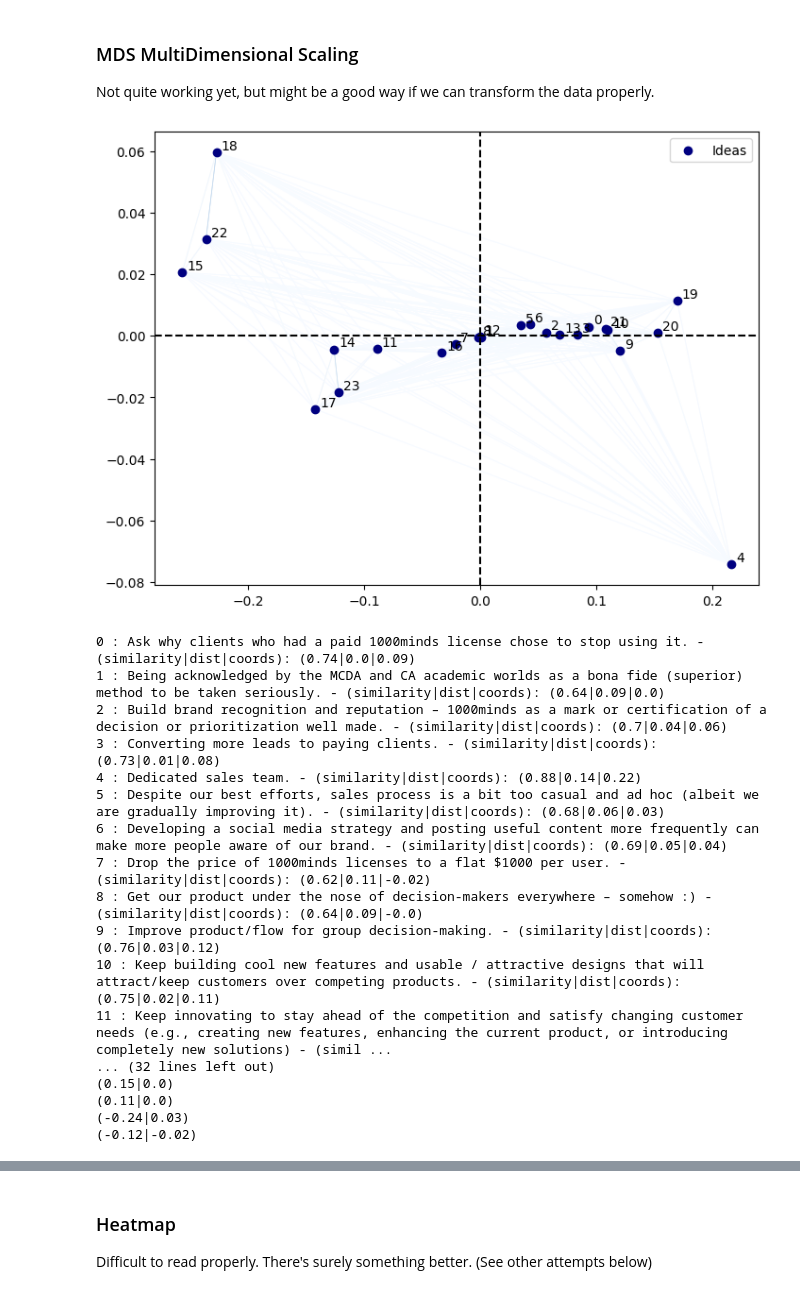
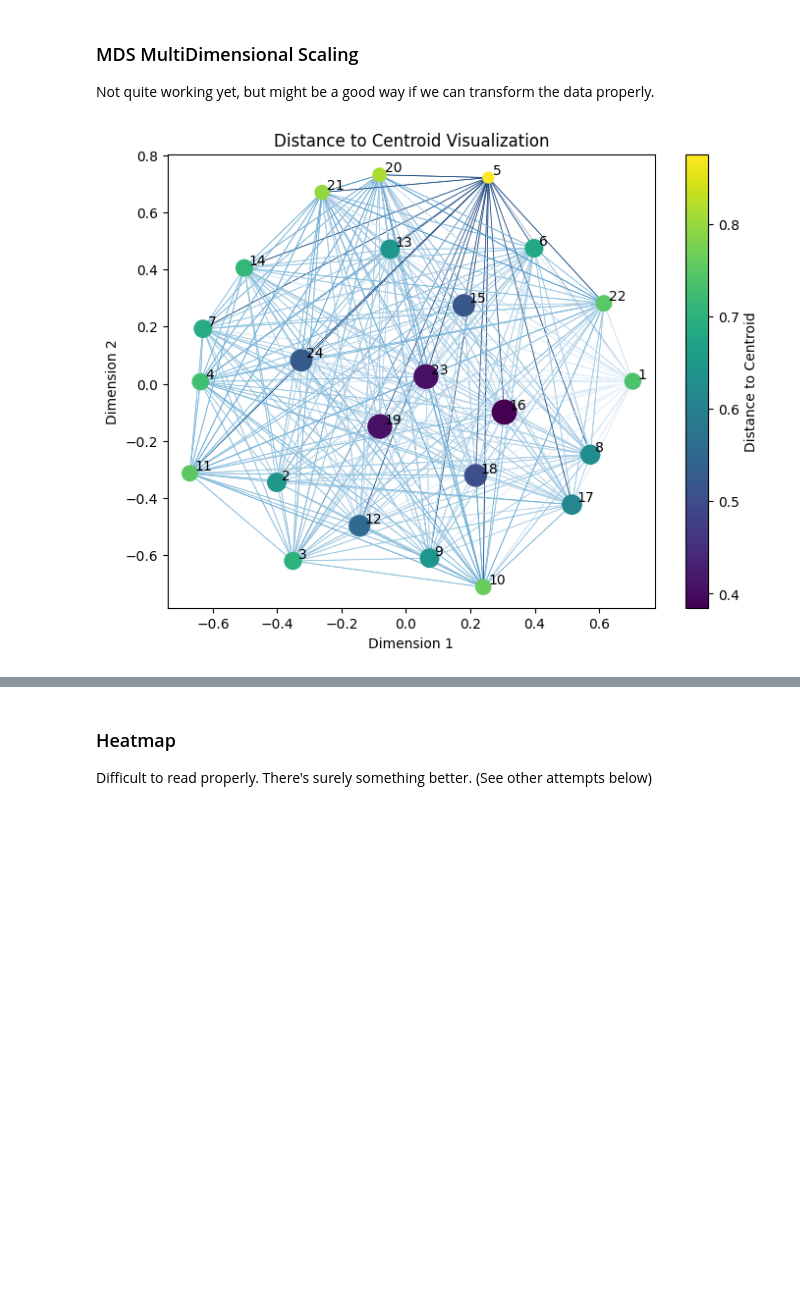
Before and after one commit to derjogi/simscore-frontend, a Jupyter notebook: api/centroid_plots.ipynb, the cells around one changed output, grey strips where cells are left out. Cells and saved outputs as stored; diff of their text form; code cells hidden in the pictures; blank space fills up the shorter version.

Commit message:
Another better graph, Eucldean transformation isn't suitable actually

```diff
--- a/api/centroid_plots.ipynb
+++ b/api/centroid_plots.ipynb
@@ -11,7 +12,7 @@ from sklearn.metrics.pairwise import pairwise_distances
 # %%
 print("Enter ideas. You can enter them one-by-one, or enter them all at once, separated with a newline.")
 ideas = []
-answer = ""
+answer = "exit"
 while answer != "exit":
     answer = input()
     ideas.extend([idea for idea in answer.split('\n') if idea.strip() and idea != "exit"])
@@ -106,77 +81,62 @@ Centroid:  [0.04166667 0.04166667 0.04166667 0.25       0.04166667 0.04166667
 Not quite working yet, but might be a good way if we can transform the data properly.
 # %%
 # Center the data
-mds = manifold.MDS(n_components=2, dissimilarity='precomputed', random_state=1)
-distances = euclidean_distances(distance_to_centroid)
-coords = mds.fit_transform(distances)
+mds = manifold.MDS(n_components=2, dissimilarity='precomputed')
 
-# Plot
-plt.title('Idea Centroid Similarity')
-fig = plt.figure(1)
-ax = plt.axes([0.0, 0.0, 1.0, 1.0])
+coords = mds.fit_transform(pairwise_distance)
+fig, ax = plt.subplots(figsize=(8, 6))
 
-plt.scatter(coords[:, 0], coords[:, 1], color="navy", label="Ideas")
-plt.legend(scatterpoints=1, loc="best", shadow=False)
+# Normalize the distance_to_centroid array for marker size scaling
+marker_sizes = (1 - distance_to_centroid) * 500  # Adjust the scaling factor as needed
+
+scatter = ax.scatter(coords[:, 0], coords[:, 1], c=distance_to_centroid, cmap='viridis', s=marker_sizes)
+
+##### Connection Lines
 
 # Thicker connection lines if points are close to each other
 EPSILON = np.finfo(np.float32).eps
-line_weights = distances.max() / (distances + EPSILON) * 100
+line_weights = cos_similarity.max() / (cos_similarity + EPSILON) * 100
 np.fill_diagonal(line_weights, 0)
 
 # Plot the edges
 start_idx, end_idx = np.where(coords)
 # a sequence of (*line0*, *line1*, *line2*), where::
 #            linen = (x0, y0), (x1, y1), ... (xm, ym)
 segments = [
     [coords[i, :], coords[j, :]] for i in range(len(coords)) for j in range(len(coords))
 ]
 values = np.abs(line_weights)
 lc = LineCollection(
     segments, zorder=0, cmap=plt.cm.Blues, norm=plt.Normalize(0, values.max())
 )
 lc.set_array(line_weights.flatten())
 lc.set_linewidths(np.full(len(segments), 0.5))
 ax.add_collection(lc)
 
 # Add labels to each point
 labels = []
 for i, dist in enumerate(coords):
     # text = f"{i}: {txt[:5]}..." if len(txt) > 5 else txt
     dist_round = round(dist[0], 2)
-    text = f"{i}"
+    text = f"{i+1}"
     label = ax.annotate(text, (coords[i, 0], coords[i, 1]), xytext=(5, 3), textcoords='offset pixels')
     labels.append(label)
 
 # Adjust labels to prevent overlap - doesn't quite work though
 # adjust_text(labels, arrowprops=dict(arrowstyle='->', color='black'))
 
-# Add x and y axes
-ax.axhline(y=0, color='k', linestyle='--')
-ax.axvline(x=0, color='k', linestyle='--')
+##### /end
 
+# Add a colorbar to show the mapping of colors to distances
+cbar = fig.colorbar(scatter, ax=ax)
+cbar.set_label('Distance to Centroid')
+
+# Set the axis labels and title
+ax.set_xlabel('Dimension 1')
+ax.set_ylabel('Dimension 2')
+ax.set_title('Distance to Centroid Visualization')
+
+# Show the plot
 plt.show()
-
-for i, item in enumerate(ideas_and_similarities):
-    print(f"{i} : {item["idea"]} - (similarity|dist|coords): ({round(item["similarity"], 2)}|{round(distances[i][0], 2)}|{round(coords[i][0], 2)})")
-
-for x, y in coords:
-    print(f"({round(x, 2)}|{round(y, 2)})")
 # %% [output]
-[figure, old version]
+[figure, new version]
-0 : Ask why clients who had a paid 1000minds license chose to stop using it. - (similarity|dist|coords): (0.74|0.0|0.09)
-1 : Being acknowledged by the MCDA and CA academic worlds as a bona fide (superior) method to be taken seriously. - (similarity|dist|coords): (0.64|0.09|0.0)
-2 : Build brand recognition and reputation – 1000minds as a mark or certification of a decision or prioritization well made. - (similarity|dist|coords): (0.7|0.04|0.06)
-3 : Converting more leads to paying clients. - (similarity|dist|coords): (0.73|0.01|0.08)
-4 : Dedicated sales team. - (similarity|dist|coords): (0.88|0.14|0.22)
-5 : Despite our best efforts, sales process is a bit too casual and ad hoc (albeit we are gradually improving it). - (similarity|dist|coords): (0.68|0.06|0.03)
-6 : Developing a social media strategy and posting useful content more frequently can make more people aware of our brand. - (similarity|dist|coords): (0.69|0.05|0.04)
-7 : Drop the price of 1000minds licenses to a flat $1000 per user. - (similarity|dist|coords): (0.62|0.11|-0.02)
-8 : Get our product under the nose of decision-makers everywhere – somehow :) - (similarity|dist|coords): (0.64|0.09|-0.0)
-9 : Improve product/flow for group decision-making. - (similarity|dist|coords): (0.76|0.03|0.12)
-10 : Keep building cool new features and usable / attractive designs that will attract/keep customers over competing products. - (similarity|dist|coords): (0.75|0.02|0.11)
-11 : Keep innovating to stay ahead of the competition and satisfy changing customer needs (e.g., creating new features, enhancing the current product, or introducing completely new solutions) - (simil ...
-... (32 lines left out)
-(0.15|0.0)
-(0.11|0.0)
-(-0.24|0.03)
-(-0.12|-0.02)
```
Also changed, not shown: parts of 8 cells of this notebook.
